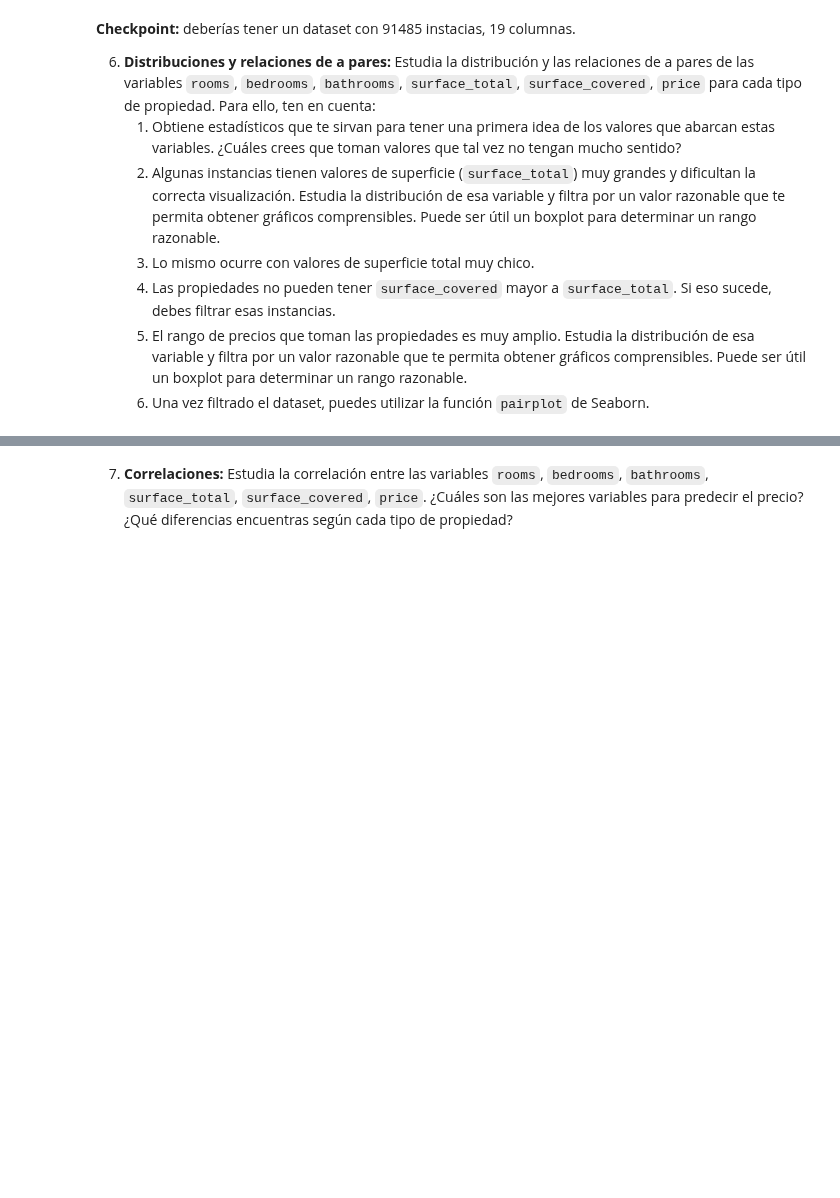
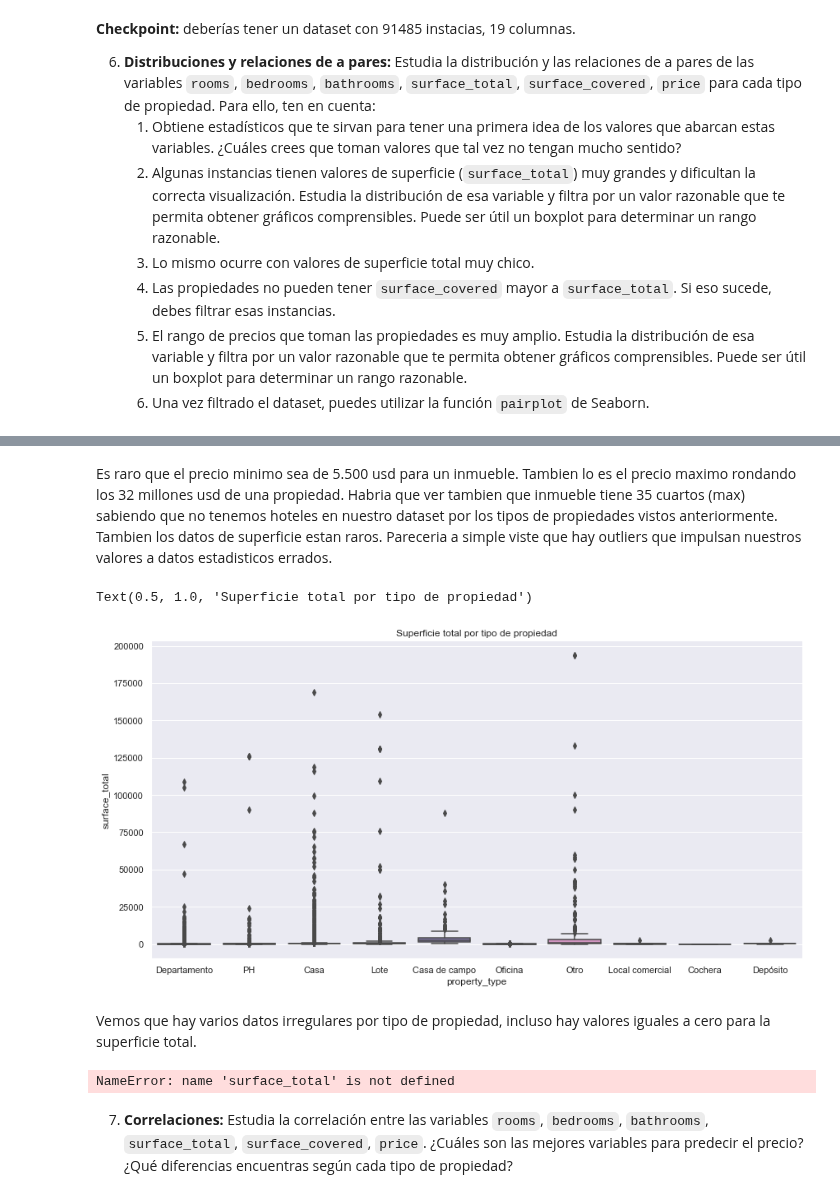
Before and after one commit to ldotto46/01.Proj_Real-State, a Jupyter notebook: DS_Proyecto_01(Rodriguez Luis).ipynb, the cells around one changed output, grey strips where cells are left out. Saved outputs shown, nothing was run; the diff lists cells and outputs as text; code cells hidden in the pictures; blank space fills up the shorter version.

Commit message:
boxplot outliers

```diff
--- a/DS_Proyecto_01(Rodriguez Luis).ipynb
+++ b/DS_Proyecto_01(Rodriguez Luis).ipynb
@@ -100,3 +280,18 @@ Vas a encontrar instrucciones para responder estas preguntas. Es importante acla
+# %% [markdown]
+Es raro que el precio minimo sea de 5.500 usd para un inmueble. Tambien lo es el precio maximo rondando los 32 millones usd de una propiedad. Habria que ver tambien que inmueble tiene 35 cuartos (max) sabiendo que no tenemos hoteles en nuestro dataset por los tipos de propiedades vistos anteriormente. Tambien los datos de superficie estan raros. Pareceria a simple viste que hay outliers que impulsan nuestros valores a datos estadisticos errados.
+# %%
+sns.set_style('darkgrid')
+sns.catplot(x='property_type', y='surface_total', data=df, height=6, aspect=2, kind="box")
+plt.title('Superficie total por tipo de propiedad')
+# %% [output]
+Text(0.5, 1.0, 'Superficie total por tipo de propiedad')
+[figure, added]
+# %% [markdown]
+Vemos que hay varios datos irregulares por tipo de propiedad, incluso hay valores iguales a cero para la superficie total.
+# %%
+datapd[surface_total > 0]
+# %% [output]
+NameError: name 'surface_total' is not defined
 # %% [markdown]
 7. **Correlaciones:** Estudia la correlación entre las variables `rooms`, `bedrooms`, `bathrooms`, `surface_total`, `surface_covered`, `price`. ¿Cuáles son las mejores variables para predecir el precio?¿Qué diferencias encuentras según cada tipo de propiedad?
 # %%
```
Also changed, not shown: parts of 20 cells of this notebook.
